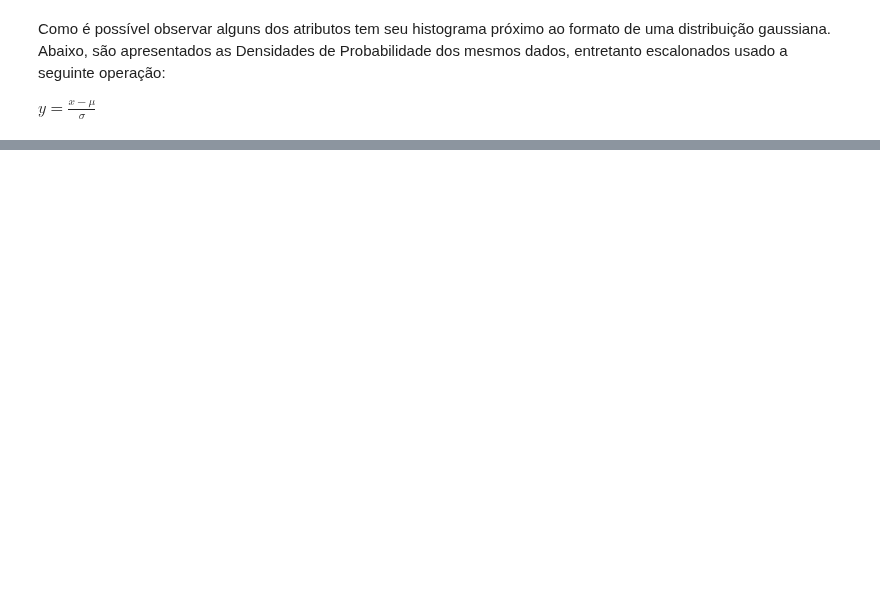
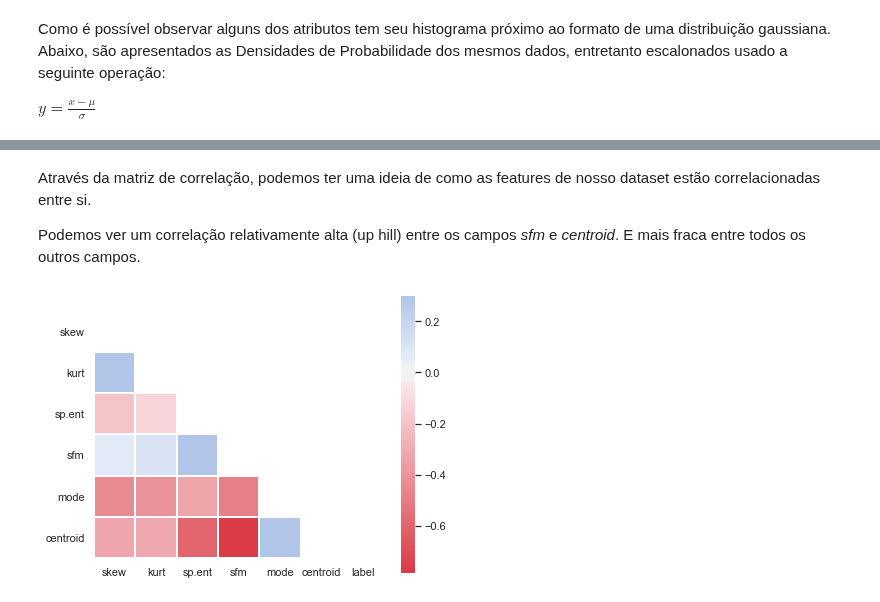
Before and after one commit to rdenadai/ia006c, a Jupyter notebook: notebooks/EFC02/EFC02.ipynb, the cells around one changed output, grey strips where cells are left out. Cells and saved outputs as stored; diff of their text form; code cells hidden in the pictures; blank space fills up the shorter version.

```diff
--- a/notebooks/EFC02/EFC02.ipynb
+++ b/notebooks/EFC02/EFC02.ipynb
@@ -186,0 +242,19 @@ plt.show()
+# %% [markdown]
+Através da matriz de correlação, podemos ter uma ideia de como as features de nosso dataset estão correlacionadas entre si.
+
+Podemos ver um correlação relativamente alta (up hill) entre os campos *sfm* e *centroid*. E mais fraca entre todos os outros campos.
+# %%
+corr = sound_c.corr()
+
+cmap = sns.diverging_palette(10, 255, as_cmap=True)
+mask = np.zeros_like(corr, dtype=np.bool)
+mask[np.triu_indices_from(mask)] = True
+
+plt.figure(figsize=(6, 8))
+ax = sns.heatmap(corr, mask=mask, cmap=cmap, vmax=.3, center=0,
+            square=True, linewidths=1, cbar_kws={"shrink": .5})
+ax.set_ylim(6, 0)
+plt.tight_layout()
+plt.show()
+# %% [output]
+[figure, added]
```
Also changed, not shown: parts of 7 cells of this notebook.
